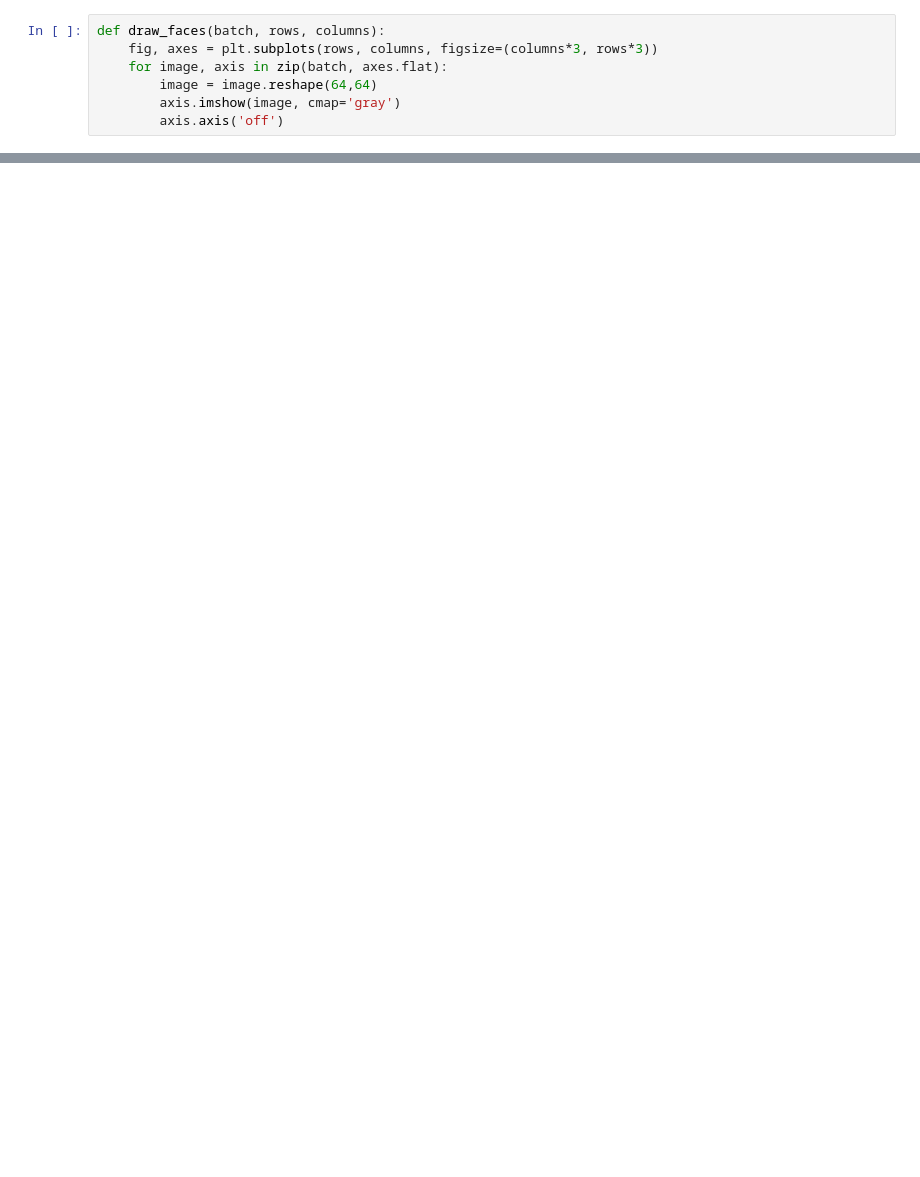
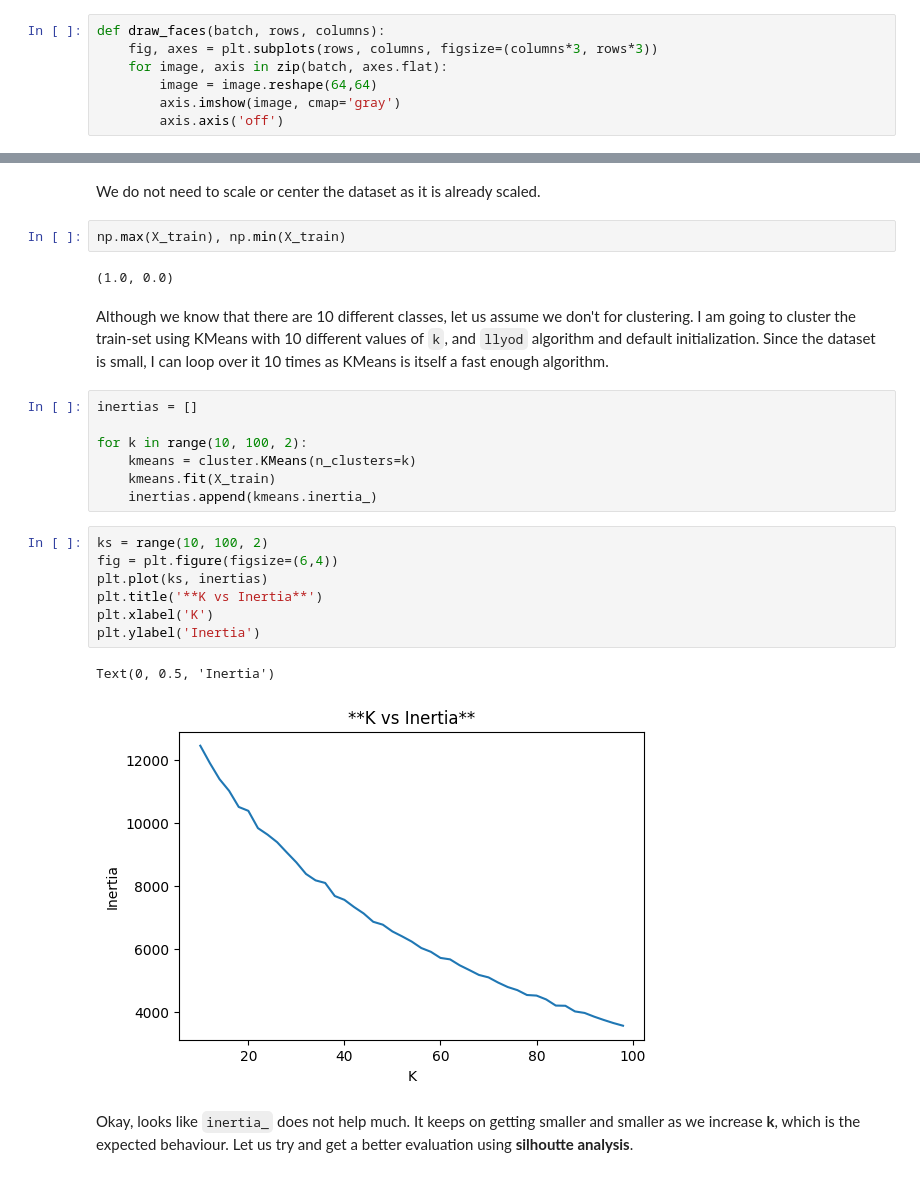
Before and after one commit to the-gauss/tiny-projects-ml, a Jupyter notebook: olivetti_faces/olivetti_faces.ipynb, the cells around one changed output, grey strips where cells are left out. Saved outputs shown, nothing was run; the diff lists cells and outputs as text; blank space fills up the shorter version.

```diff
--- a/olivetti_faces/olivetti_faces.ipynb
+++ b/olivetti_faces/olivetti_faces.ipynb
@@ -55,0 +57,27 @@ draw_faces(X_train, 2, 5)
+# %% [markdown]
+We do not need to scale or center the dataset as it is already scaled.
+# %%
+np.max(X_train), np.min(X_train)
+# %% [output]
+(1.0, 0.0)
+# %% [markdown]
+Although we know that there are 10 different classes, let us assume we don't for clustering. I am going to cluster the train-set using KMeans with 10 different values of ``k``, and ``llyod`` algorithm and default initialization. Since the dataset is small, I can loop over it 10 times as KMeans is itself a fast enough algorithm.
+# %%
+inertias = []
+
+for k in range(10, 100, 2):
+    kmeans = cluster.KMeans(n_clusters=k)
+    kmeans.fit(X_train)
+    inertias.append(kmeans.inertia_)
+# %%
+ks = range(10, 100, 2)
+fig = plt.figure(figsize=(6,4))
+plt.plot(ks, inertias)
+plt.title('**K vs Inertia**')
+plt.xlabel('K')
+plt.ylabel('Inertia')
+# %% [output]
+Text(0, 0.5, 'Inertia')
+[figure, added]
+# %% [markdown]
+Okay, looks like ``inertia_`` does not help much. It keeps on getting smaller and smaller as we increase **k**, which is the expected behaviour. Let us try and get a better evaluation using **silhoutte analysis**.
```
Also changed, not shown: parts of 41 cells of this notebook.
